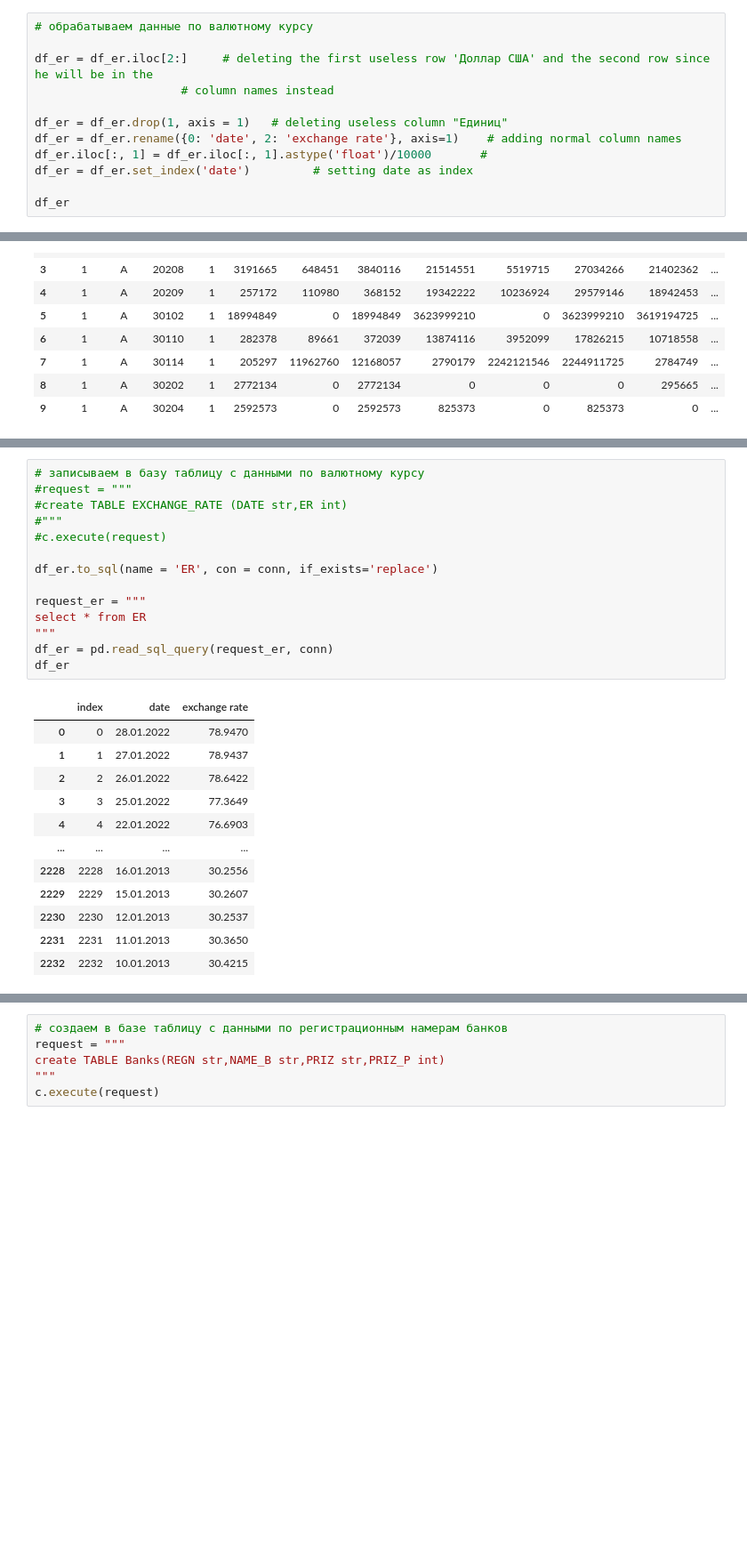
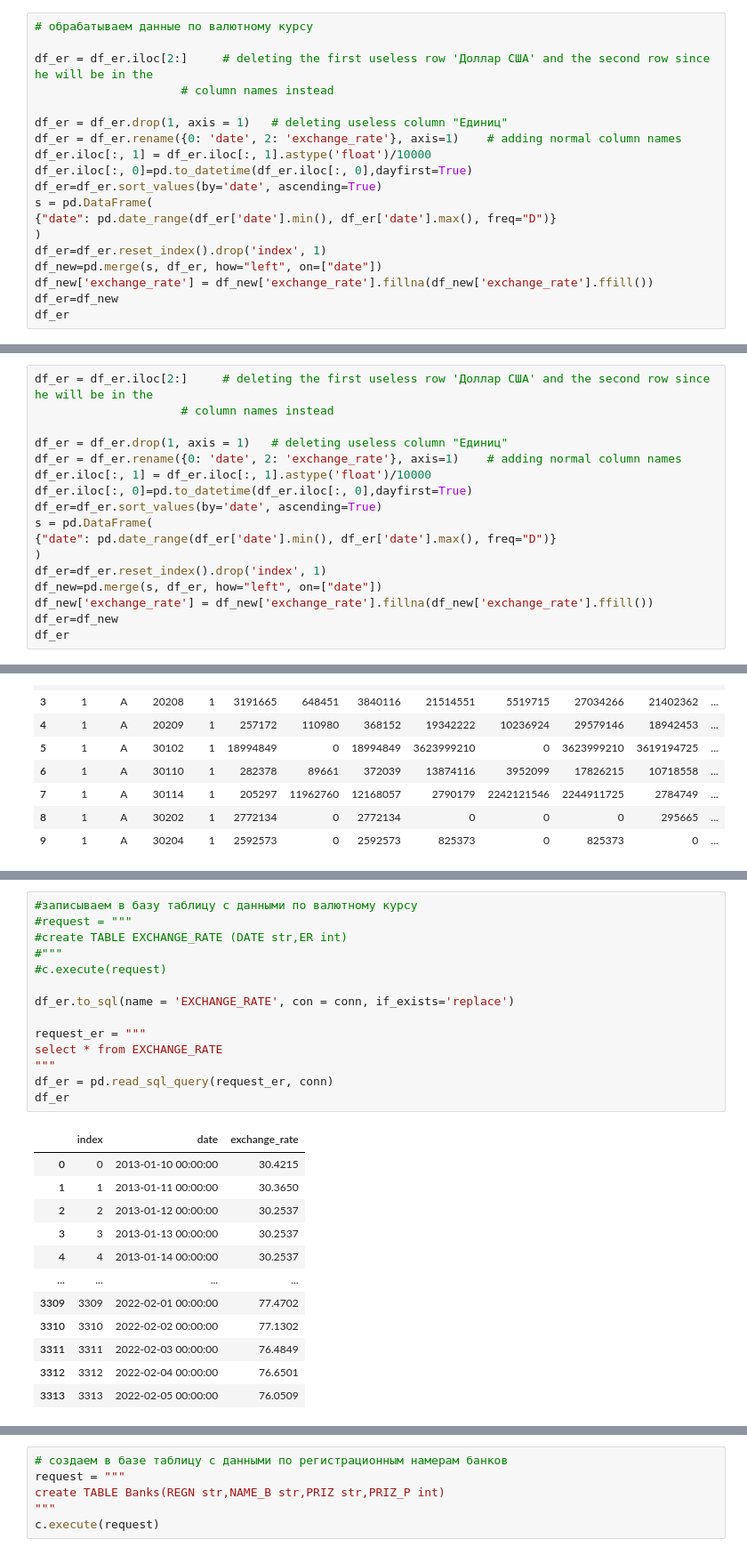
Before and after one commit to Yura4all/home-work, a Jupyter notebook: Central bank - 101 form.ipynb, the cells around one changed output, grey strips where cells are left out. Shown at 89% size. Cells and saved outputs as stored; diff of their text form; blank space fills up the shorter version.

```diff
--- a/Central bank - 101 form.ipynb
+++ b/Central bank - 101 form.ipynb
@@ -186,9 +157,16 @@ df_er = df_er.iloc[2:]     # deleting the first useless row 'Доллар США
                      # column names instead
 
 df_er = df_er.drop(1, axis = 1)   # deleting useless column "Единиц"
-df_er = df_er.rename({0: 'date', 2: 'exchange rate'}, axis=1)    # adding normal column names
-df_er.iloc[:, 1] = df_er.iloc[:, 1].astype('float')/10000       #
-df_er = df_er.set_index('date')         # setting date as index
-
+df_er = df_er.rename({0: 'date', 2: 'exchange_rate'}, axis=1)    # adding normal column names
+df_er.iloc[:, 1] = df_er.iloc[:, 1].astype('float')/10000
+df_er.iloc[:, 0]=pd.to_datetime(df_er.iloc[:, 0],dayfirst=True)
+df_er=df_er.sort_values(by='date', ascending=True)
+s = pd.DataFrame(
+{"date": pd.date_range(df_er['date'].min(), df_er['date'].max(), freq="D")}
+)
+df_er=df_er.reset_index().drop('index', 1)
+df_new=pd.merge(s, df_er, how="left", on=["date"])
+df_new['exchange_rate'] = df_new['exchange_rate'].fillna(df_new['exchange_rate'].ffill())
+df_er=df_new
 df_er
 # %% [output]
@@ -210,0 +186,17 @@ df_er
+# %%
+df_er = df_er.iloc[2:]     # deleting the first useless row 'Доллар США' and the second row since he will be in the
+                     # column names instead
+
+df_er = df_er.drop(1, axis = 1)   # deleting useless column "Единиц"
+df_er = df_er.rename({0: 'date', 2: 'exchange_rate'}, axis=1)    # adding normal column names
+df_er.iloc[:, 1] = df_er.iloc[:, 1].astype('float')/10000
+df_er.iloc[:, 0]=pd.to_datetime(df_er.iloc[:, 0],dayfirst=True)
+df_er=df_er.sort_values(by='date', ascending=True)
+s = pd.DataFrame(
+{"date": pd.date_range(df_er['date'].min(), df_er['date'].max(), freq="D")}
+)
+df_er=df_er.reset_index().drop('index', 1)
+df_new=pd.merge(s, df_er, how="left", on=["date"])
+df_new['exchange_rate'] = df_new['exchange_rate'].fillna(df_new['exchange_rate'].ffill())
+df_er=df_new
+df_er
@@ -354,27 +362,27 @@ df4
 # %%
-# записываем в базу таблицу с данными по валютному курсу
+#записываем в базу таблицу с данными по валютному курсу
 #request = """
 #create TABLE EXCHANGE_RATE (DATE str,ER int)
 #"""
 #c.execute(request)
 
-df_er.to_sql(name = 'ER', con = conn, if_exists='replace')
+df_er.to_sql(name = 'EXCHANGE_RATE', con = conn, if_exists='replace')
 
 request_er = """
-select * from ER
+select * from EXCHANGE_RATE
 """
 df_er = pd.read_sql_query(request_er, conn)
 df_er
 # %% [output]
-|  | index | date | exchange rate |
-| 0 | 0 | 28.01.2022 | 78.9470 |
-| 1 | 1 | 27.01.2022 | 78.9437 |
-| 2 | 2 | 26.01.2022 | 78.6422 |
-| 3 | 3 | 25.01.2022 | 77.3649 |
-| 4 | 4 | 22.01.2022 | 76.6903 |
+|  | index | date | exchange_rate |
+| 0 | 0 | 2013-01-10 00:00:00 | 30.4215 |
+| 1 | 1 | 2013-01-11 00:00:00 | 30.3650 |
+| 2 | 2 | 2013-01-12 00:00:00 | 30.2537 |
+| 3 | 3 | 2013-01-13 00:00:00 | 30.2537 |
+| 4 | 4 | 2013-01-14 00:00:00 | 30.2537 |
 | ... | ... | ... | ... |
-| 2228 | 2228 | 16.01.2013 | 30.2556 |
-| 2229 | 2229 | 15.01.2013 | 30.2607 |
-| 2230 | 2230 | 12.01.2013 | 30.2537 |
-| 2231 | 2231 | 11.01.2013 | 30.3650 |
-| 2232 | 2232 | 10.01.2013 | 30.4215 |
+| 3309 | 3309 | 2022-02-01 00:00:00 | 77.4702 |
+| 3310 | 3310 | 2022-02-02 00:00:00 | 77.1302 |
+| 3311 | 3311 | 2022-02-03 00:00:00 | 76.4849 |
+| 3312 | 3312 | 2022-02-04 00:00:00 | 76.6501 |
+| 3313 | 3313 | 2022-02-05 00:00:00 | 76.0509 |
```
Also changed, not shown: parts of 44 cells of this notebook, 1 other file.
